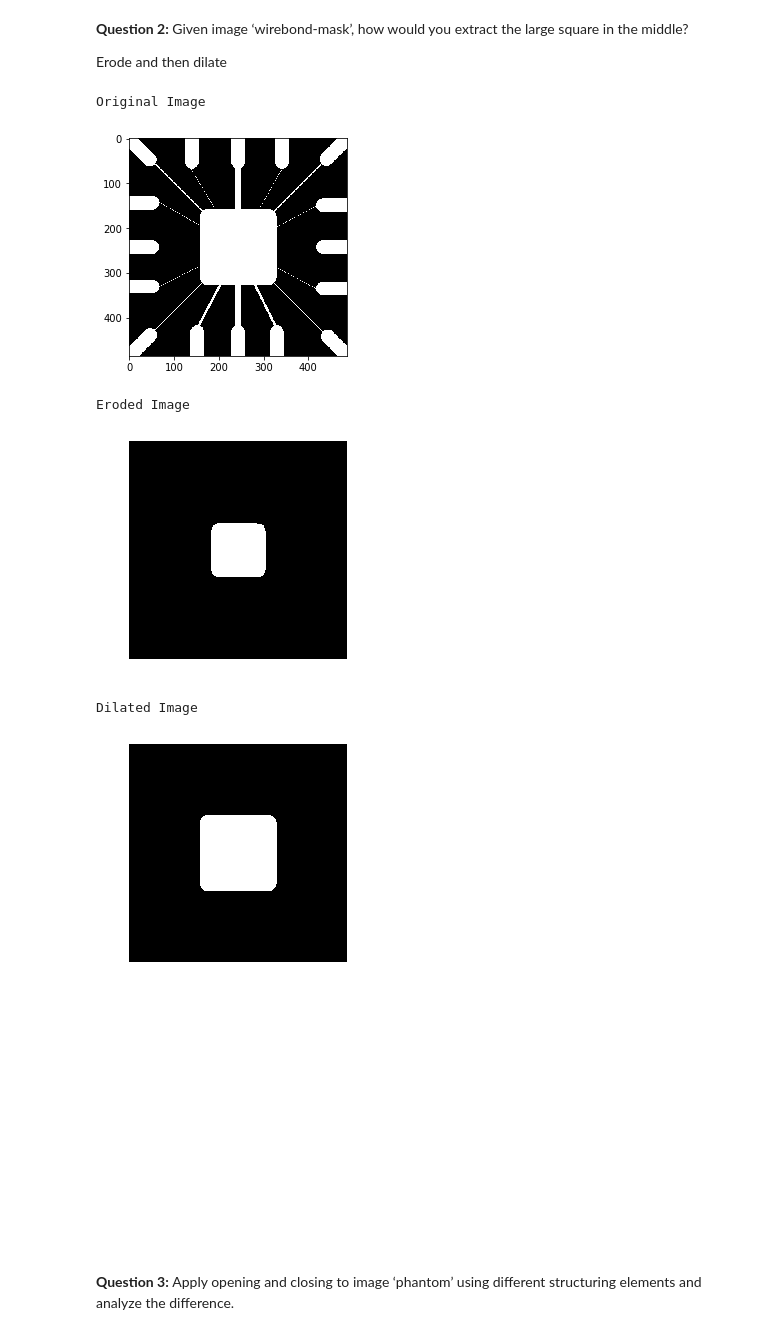
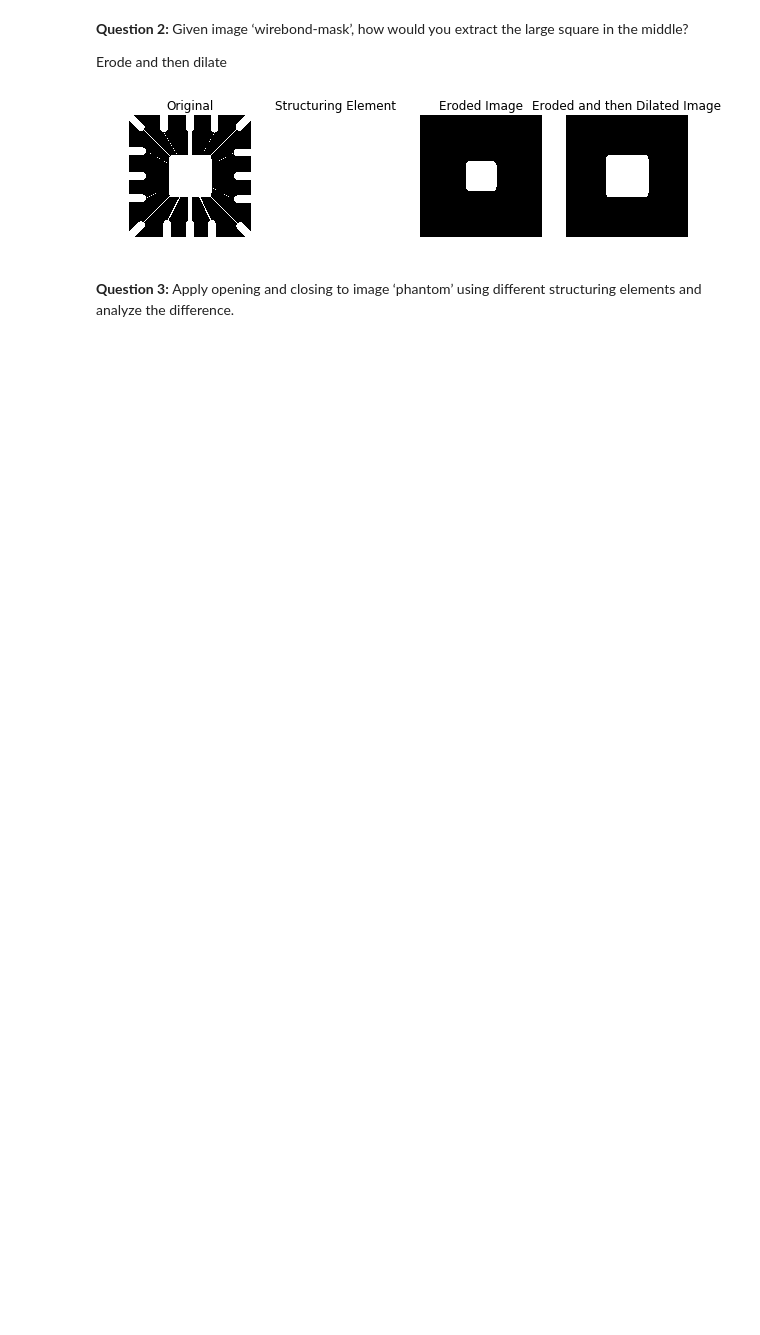
Before and after one commit to arcticNeemie/schoolwork, a Jupyter notebook: COMS/Honours/Digital Image Processing/Lab 5/Lab 5.ipynb, the cells around one changed output. Saved outputs shown, nothing was run; the diff lists cells and outputs as text; code cells hidden in the pictures; blank space fills up the shorter version.

```diff
--- a/COMS/Honours/Digital Image Processing/Lab 5/Lab 5.ipynb
+++ b/COMS/Honours/Digital Image Processing/Lab 5/Lab 5.ipynb
@@ -82,26 +100,15 @@ Erode and then dilate
 # %%
 wirebond = Image.open("wirebond-mask.tif") # open colour image
 wirebond = np.asarray(wirebond)
-print("Original Image\n")
-displayImage(wirebond,1)
 
-B = np.ones((50,50))
+B = np.ones((50,50)).astype(np.bool)
 
 wirebond2 = morphology.binary_erosion(wirebond,B)
-print("Eroded Image\n")
-displayImage(wirebond2,1)
+wirebond3 = morphology.binary_dilation(wirebond2,B)
 
-wirebond3 = morphology.binary_dilation(wirebond2,B)
-print("Dilated Image\n")
-displayImage(wirebond3,1)
+displayImage([wirebond,B,wirebond2,wirebond3],1,4,title=["Original","Structuring Element","Eroded Image","Eroded and then Dilated Image"])
 # %% [output]
-Original Image
-[figure, old version]
+[figure, new version]
-Eroded Image
-[figure, removed]
-Dilated Image
-[figure, removed]
-[figure, removed]
 # %% [markdown]
 <b>Question 3: </b>Apply opening and closing to image ‘phantom’ using different structuring elements and analyze the difference.
 # %%
```
Also changed, not shown: parts of 9 cells of this notebook.
